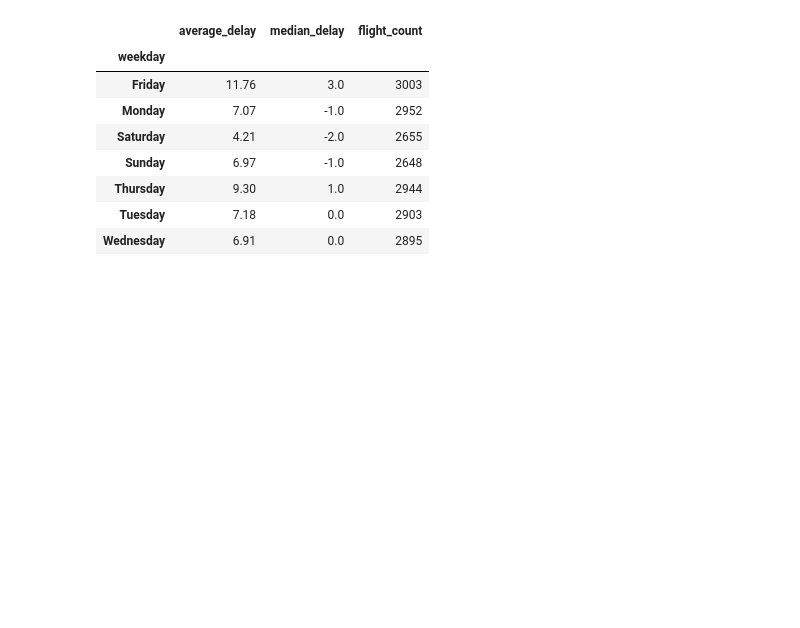
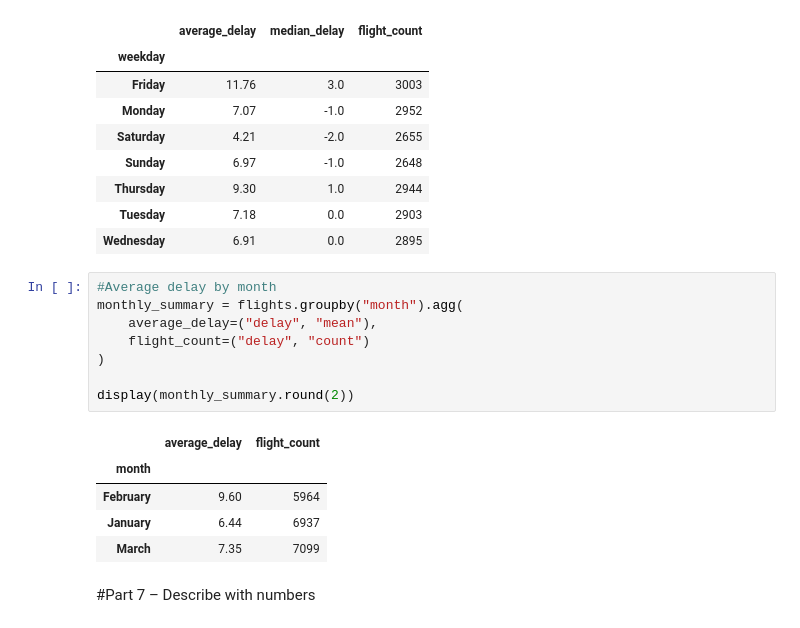
Before and after one commit to mohanavm06/Lexicon_PythonAI_Labs, a Jupyter notebook: Project_Data_Visualisation/flights_airports.ipynb, the cells around one changed output. Drawn from its saved outputs; the diff is of its cells as text; blank space fills up the shorter version.

Commit message:
Update flight data analysis

```diff
--- a/Project_Data_Visualisation/flights_airports.ipynb
+++ b/Project_Data_Visualisation/flights_airports.ipynb
@@ -372,3 +372,19 @@ display(weekday_summary.round(2))
 | Thursday | 9.30 | 1.0 | 2944 |
 | Tuesday | 7.18 | 0.0 | 2903 |
 | Wednesday | 6.91 | 0.0 | 2895 |
+# %%
+#Average delay by month
+monthly_summary = flights.groupby("month").agg(
+    average_delay=("delay", "mean"),
+    flight_count=("delay", "count")
+)
+
+display(monthly_summary.round(2))
+# %% [output]
+|  | average_delay | flight_count |
+| month |  |  |
+| February | 9.60 | 5964 |
+| January | 6.44 | 6937 |
+| March | 7.35 | 7099 |
+# %% [markdown]
+#Part 7 – Describe with numbers
```
Also changed, not shown: parts of 1 cell of this notebook.
